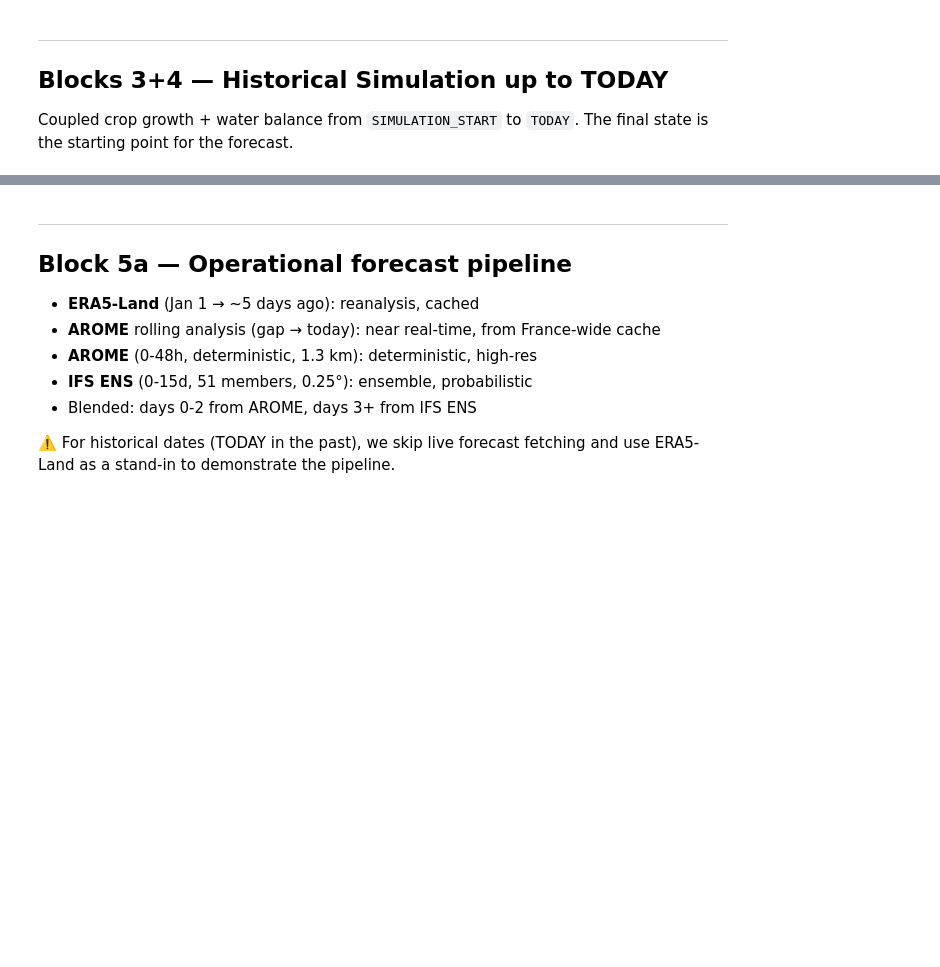
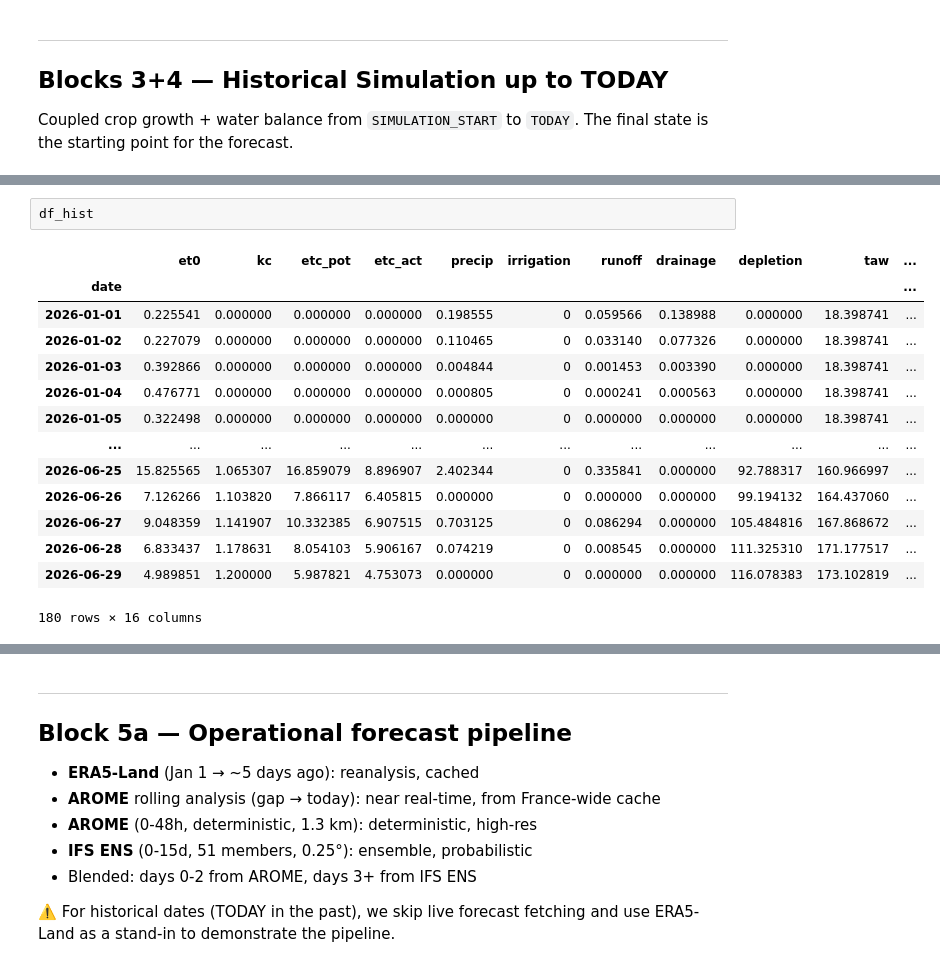
Before and after one commit to Catmosphere314/IrriGator, a Jupyter notebook: notebook/66_full_pipeline.ipynb, the cells around one changed output, grey strips where cells are left out. Drawn from its saved outputs; the diff is of its cells as text; blank space fills up the shorter version.

```diff
--- a/notebook/66_full_pipeline.ipynb
+++ b/notebook/66_full_pipeline.ipynb
@@ -233,4 +223,21 @@ Current state at 2026-06-23:
 ============================================================
+# %%
+df_hist
+# %% [output]
+|  | et0 | kc | etc_pot | etc_act | precip | irrigation | runoff | drainage | depletion | taw | ... |
+| date |  |  |  |  |  |  |  |  |  |  | ... |
+| 2026-01-01 | 0.225541 | 0.000000 | 0.000000 | 0.000000 | 0.198555 | 0 | 0.059566 | 0.138988 | 0.000000 | 18.398741 | ... |
+| 2026-01-02 | 0.227079 | 0.000000 | 0.000000 | 0.000000 | 0.110465 | 0 | 0.033140 | 0.077326 | 0.000000 | 18.398741 | ... |
+| 2026-01-03 | 0.392866 | 0.000000 | 0.000000 | 0.000000 | 0.004844 | 0 | 0.001453 | 0.003390 | 0.000000 | 18.398741 | ... |
+| 2026-01-04 | 0.476771 | 0.000000 | 0.000000 | 0.000000 | 0.000805 | 0 | 0.000241 | 0.000563 | 0.000000 | 18.398741 | ... |
+| 2026-01-05 | 0.322498 | 0.000000 | 0.000000 | 0.000000 | 0.000000 | 0 | 0.000000 | 0.000000 | 0.000000 | 18.398741 | ... |
+| ... | ... | ... | ... | ... | ... | ... | ... | ... | ... | ... | ... |
+| 2026-06-25 | 15.825565 | 1.065307 | 16.859079 | 8.896907 | 2.402344 | 0 | 0.335841 | 0.000000 | 92.788317 | 160.966997 | ... |
+| 2026-06-26 | 7.126266 | 1.103820 | 7.866117 | 6.405815 | 0.000000 | 0 | 0.000000 | 0.000000 | 99.194132 | 164.437060 | ... |
+| 2026-06-27 | 9.048359 | 1.141907 | 10.332385 | 6.907515 | 0.703125 | 0 | 0.086294 | 0.000000 | 105.484816 | 167.868672 | ... |
+| 2026-06-28 | 6.833437 | 1.178631 | 8.054103 | 5.906167 | 0.074219 | 0 | 0.008545 | 0.000000 | 111.325310 | 171.177517 | ... |
+| 2026-06-29 | 4.989851 | 1.200000 | 5.987821 | 4.753073 | 0.000000 | 0 | 0.000000 | 0.000000 | 116.078383 | 173.102819 | ... |
+180 rows × 16 columns
 # %%
 # Plot historical simulation
 df_hist = states_to_dataframe(states)
```
Also changed, not shown: parts of 20 cells of this notebook, 3 other files.
